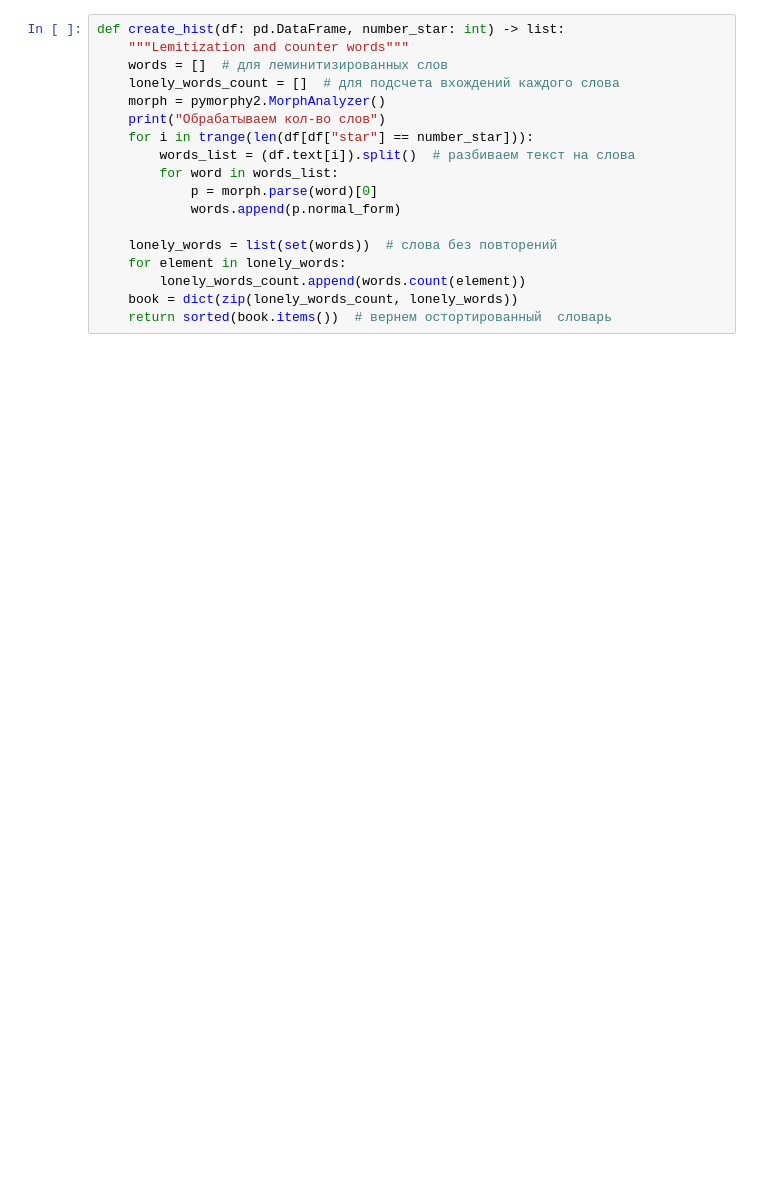
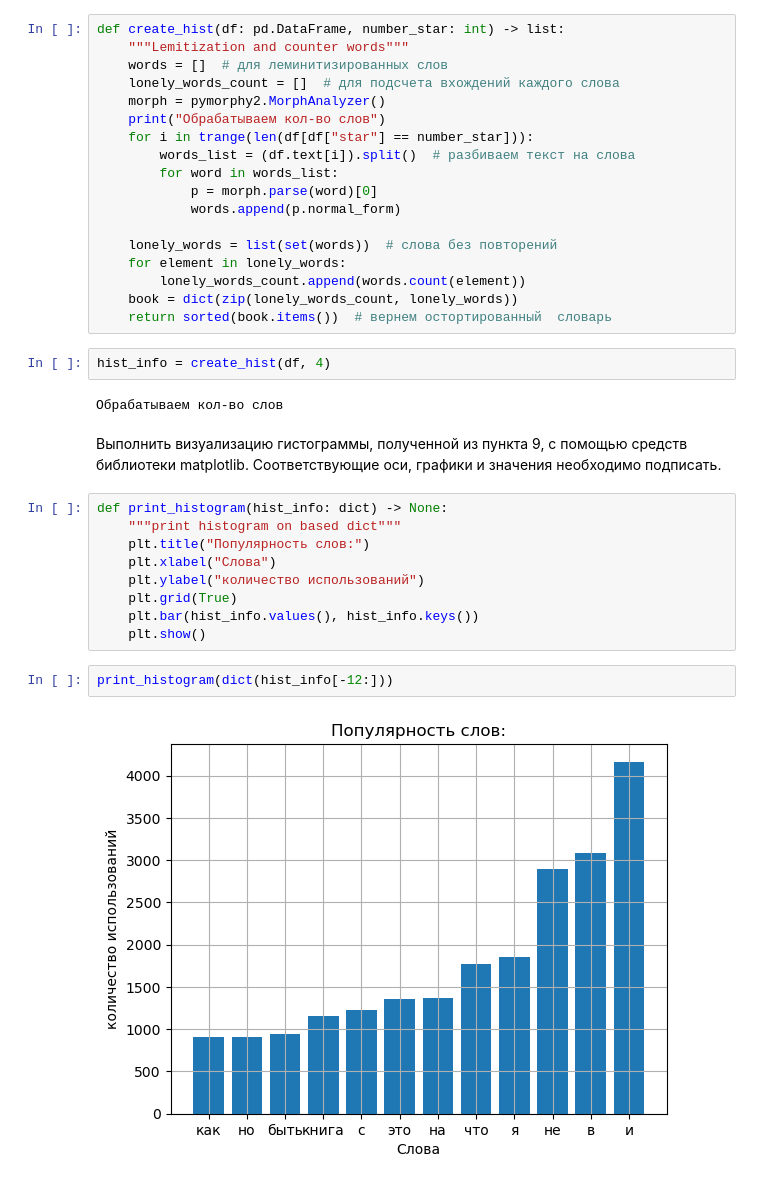
Before and after one commit to Colnuwko/Notebook_jupyter, a Jupyter notebook: Worker_copy.ipynb, the cells around one changed output. Saved outputs shown, nothing was run; the diff lists cells and outputs as text; blank space fills up the shorter version.

```diff
--- a/Worker_copy.ipynb
+++ b/Worker_copy.ipynb
@@ -171,3 +196,22 @@ def create_hist(df: pd.DataFrame, number_star: int) -> list:
         lonely_words_count.append(words.count(element))
     book = dict(zip(lonely_words_count, lonely_words))
     return sorted(book.items())  # вернем остортированный  словарь
+# %%
+hist_info = create_hist(df, 4)
+# %% [output]
+Обрабатываем кол-во слов
+# %% [markdown]
+Выполнить визуализацию гистограммы, полученной из пункта 9, с помощью средств библиотеки matplotlib. Соответствующие оси, графики и значения необходимо подписать.
+# %%
+def print_histogram(hist_info: dict) -> None:
+    """print histogram on based dict"""
+    plt.title("Популярность слов:")
+    plt.xlabel("Слова")
+    plt.ylabel("количество использований")
+    plt.grid(True)
+    plt.bar(hist_info.values(), hist_info.keys())
+    plt.show()
+# %%
+print_histogram(dict(hist_info[-12:]))
+# %% [output]
+[figure, added]
```
Also changed, not shown: parts of 14 cells of this notebook.
